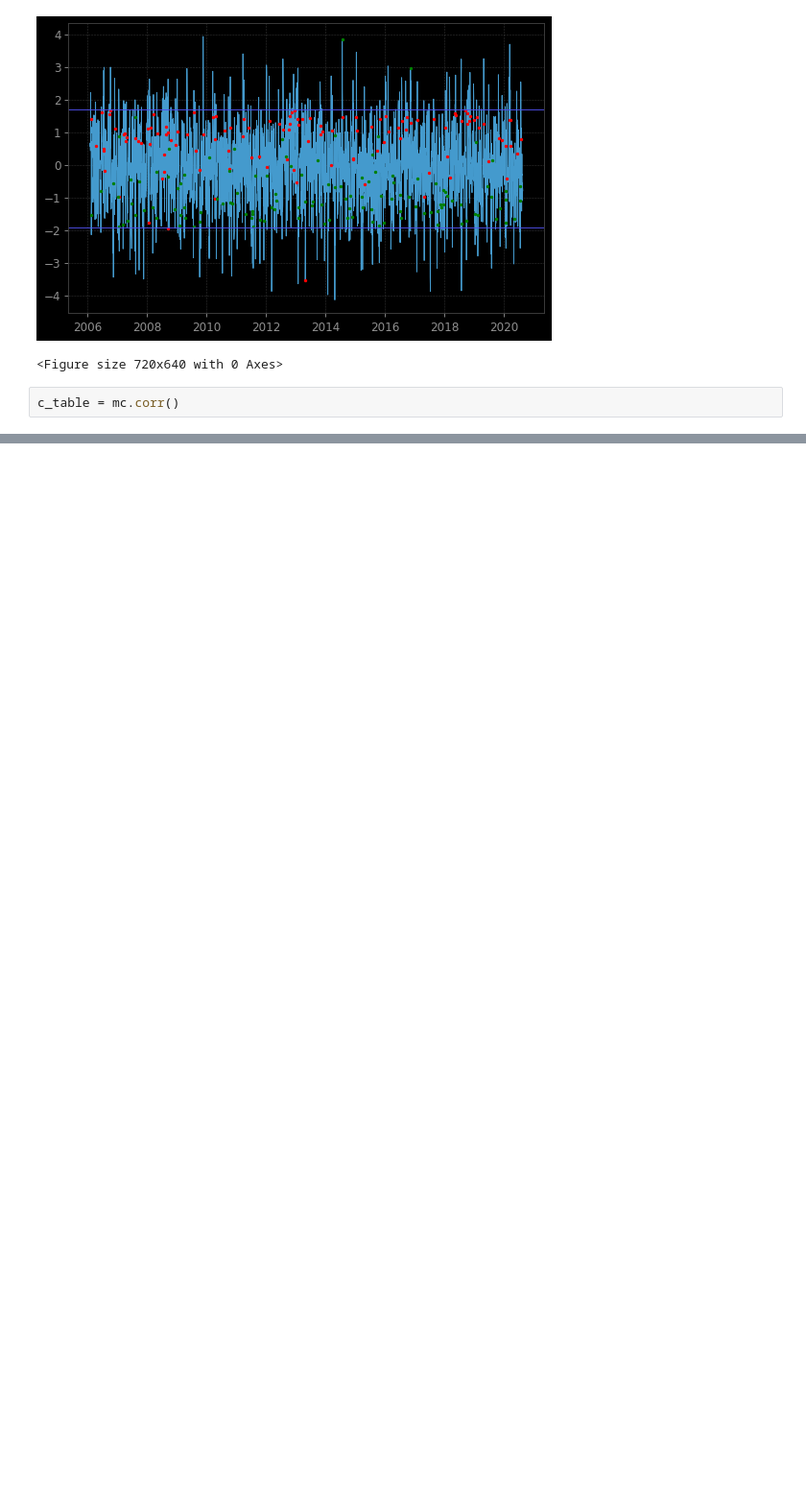
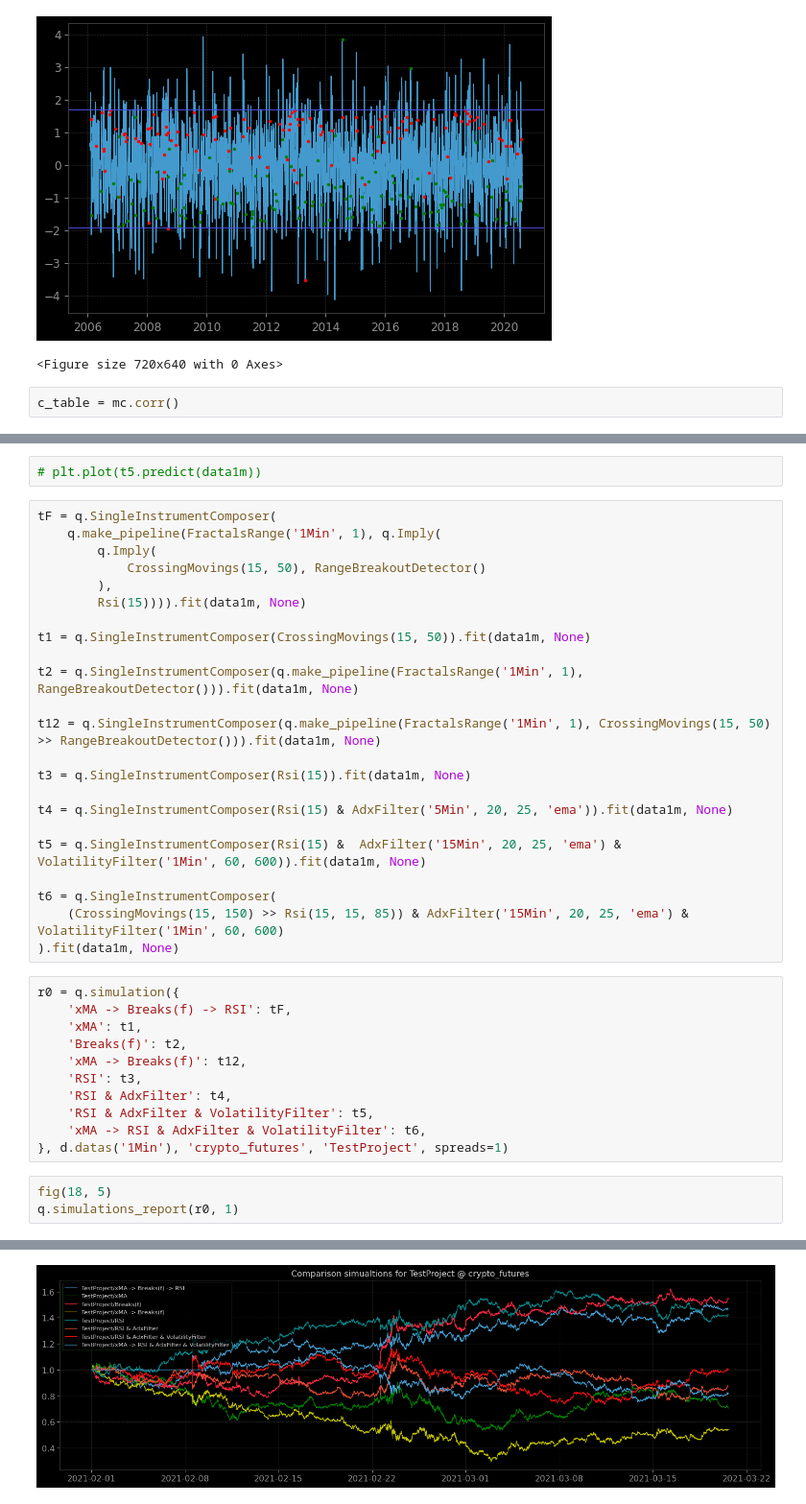
Before and after one commit to appliedalphacom/qlearn, a Jupyter notebook: examples/Examples.ipynb, the cells around one changed output, grey strips where cells are left out. Shown at 96% size. Cells and saved outputs as stored; diff of their text form; blank space fills up the shorter version.

```diff
--- a/examples/Examples.ipynb
+++ b/examples/Examples.ipynb
@@ -339,0 +355,40 @@ c_table = mc.corr()
+# %%
+# plt.plot(t5.predict(data1m))
+# %%
+tF = q.SingleInstrumentComposer(
+    q.make_pipeline(FractalsRange('1Min', 1), q.Imply(
+        q.Imply(
+            CrossingMovings(15, 50), RangeBreakoutDetector()
+        ),
+        Rsi(15)))).fit(data1m, None)
+
+t1 = q.SingleInstrumentComposer(CrossingMovings(15, 50)).fit(data1m, None)
+
+t2 = q.SingleInstrumentComposer(q.make_pipeline(FractalsRange('1Min', 1), RangeBreakoutDetector())).fit(data1m, None)
+
+t12 = q.SingleInstrumentComposer(q.make_pipeline(FractalsRange('1Min', 1), CrossingMovings(15, 50) >> RangeBreakoutDetector())).fit(data1m, None)
+
+t3 = q.SingleInstrumentComposer(Rsi(15)).fit(data1m, None)
+
+t4 = q.SingleInstrumentComposer(Rsi(15) & AdxFilter('5Min', 20, 25, 'ema')).fit(data1m, None)
+
+t5 = q.SingleInstrumentComposer(Rsi(15) &  AdxFilter('15Min', 20, 25, 'ema') & VolatilityFilter('1Min', 60, 600)).fit(data1m, None)
+
+t6 = q.SingleInstrumentComposer(
+    (CrossingMovings(15, 150) >> Rsi(15, 15, 85)) & AdxFilter('15Min', 20, 25, 'ema') & VolatilityFilter('1Min', 60, 600)
+).fit(data1m, None)
+# %%
+r0 = q.simulation({
+    'xMA -> Breaks(f) -> RSI': tF,
+    'xMA': t1,
+    'Breaks(f)': t2,
+    'xMA -> Breaks(f)': t12,
+    'RSI': t3,
+    'RSI & AdxFilter': t4,
+    'RSI & AdxFilter & VolatilityFilter': t5,
+    'xMA -> RSI & AdxFilter & VolatilityFilter': t6,
+}, d.datas('1Min'), 'crypto_futures', 'TestProject', spreads=1)
+# %%
+fig(18, 5)
+q.simulations_report(r0, 1)
+# %% [output]
@@ -339,0 +403 @@ c_table = mc.corr()
+[figure, added]
```
Also changed, not shown: parts of 13 cells of this notebook, 4 other files.
